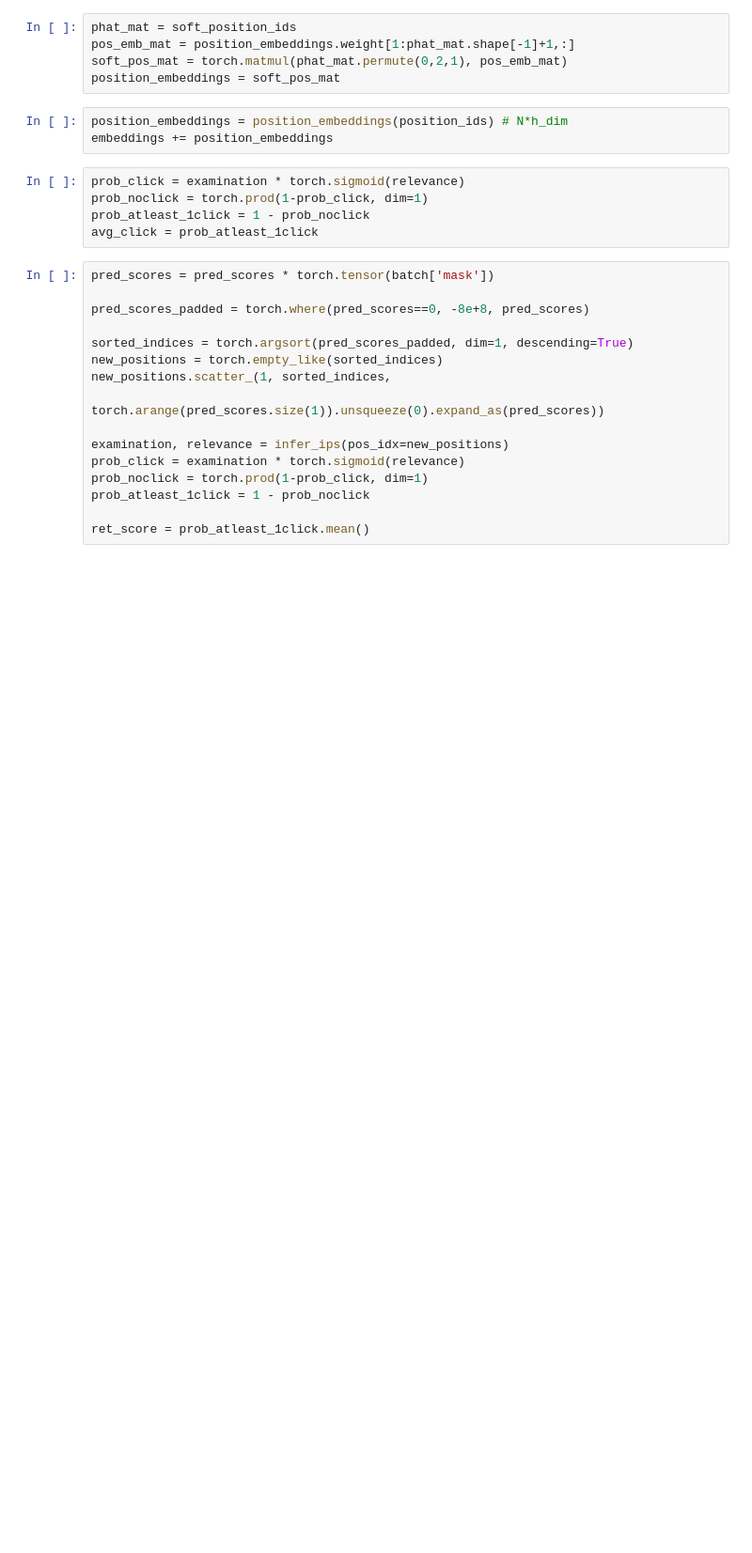
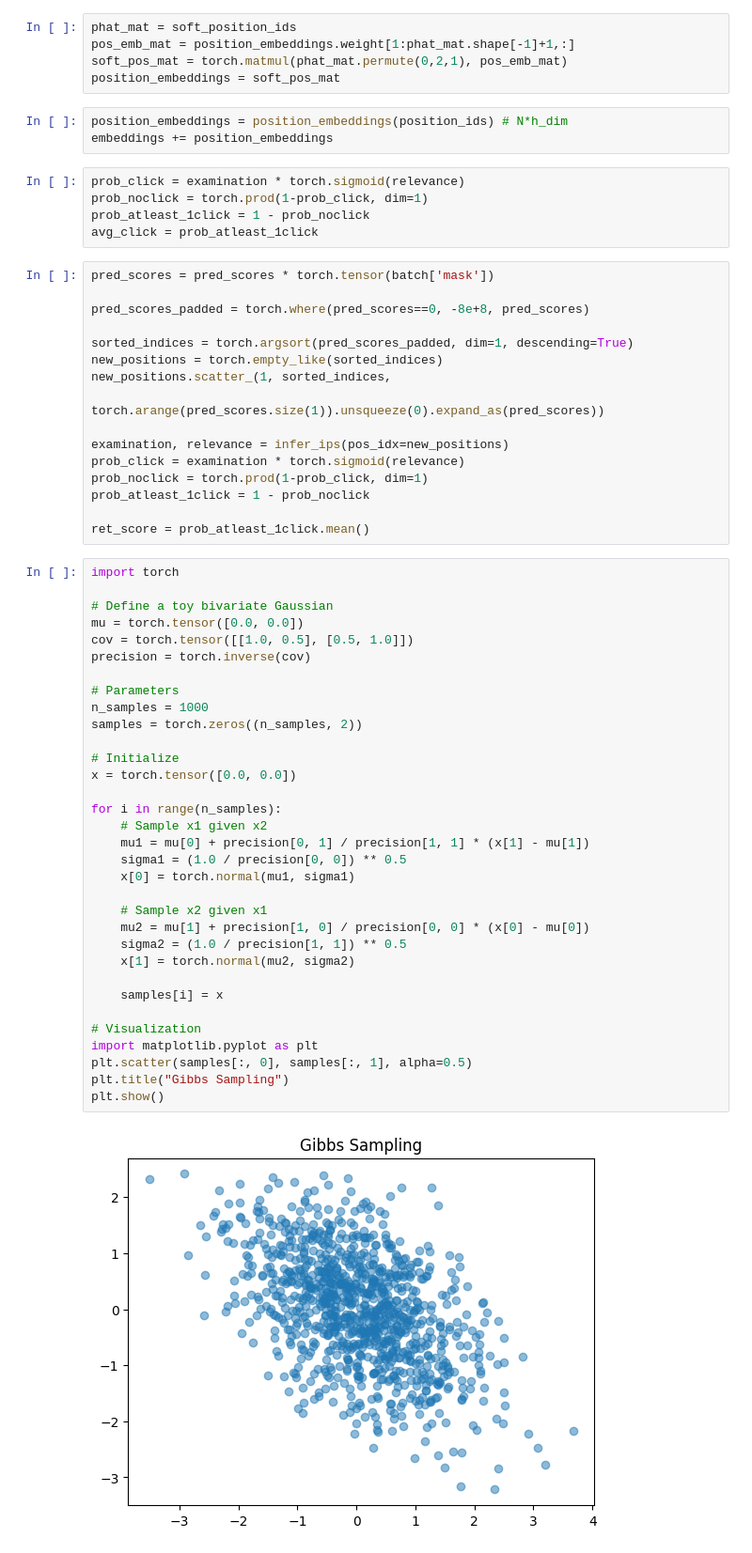
Before and after one commit to GauravBh1010tt/RewardRank, a Jupyter notebook: temp.ipynb, the cells around one changed output. Shown at 94% size. Cells and saved outputs as stored; diff of their text form; blank space fills up the shorter version.

```diff
--- a/temp.ipynb
+++ b/temp.ipynb
@@ -1157,3 +1274,38 @@ prob_noclick = torch.prod(1-prob_click, dim=1)
 prob_atleast_1click = 1 - prob_noclick
 
 ret_score = prob_atleast_1click.mean()
+# %%
+import torch
+
+# Define a toy bivariate Gaussian
+mu = torch.tensor([0.0, 0.0])
+cov = torch.tensor([[1.0, 0.5], [0.5, 1.0]])
+precision = torch.inverse(cov)
+
+# Parameters
+n_samples = 1000
+samples = torch.zeros((n_samples, 2))
+
+# Initialize
+x = torch.tensor([0.0, 0.0])
+
+for i in range(n_samples):
+    # Sample x1 given x2
+    mu1 = mu[0] + precision[0, 1] / precision[1, 1] * (x[1] - mu[1])
+    sigma1 = (1.0 / precision[0, 0]) ** 0.5
+    x[0] = torch.normal(mu1, sigma1)
+
+    # Sample x2 given x1
+    mu2 = mu[1] + precision[1, 0] / precision[0, 0] * (x[0] - mu[0])
+    sigma2 = (1.0 / precision[1, 1]) ** 0.5
+    x[1] = torch.normal(mu2, sigma2)
+
+    samples[i] = x
+
+# Visualization
+import matplotlib.pyplot as plt
+plt.scatter(samples[:, 0], samples[:, 1], alpha=0.5)
+plt.title("Gibbs Sampling")
+plt.show()
+# %% [output]
+[figure, added]
```
Also changed, not shown: parts of 34 cells of this notebook, 14 other files.
